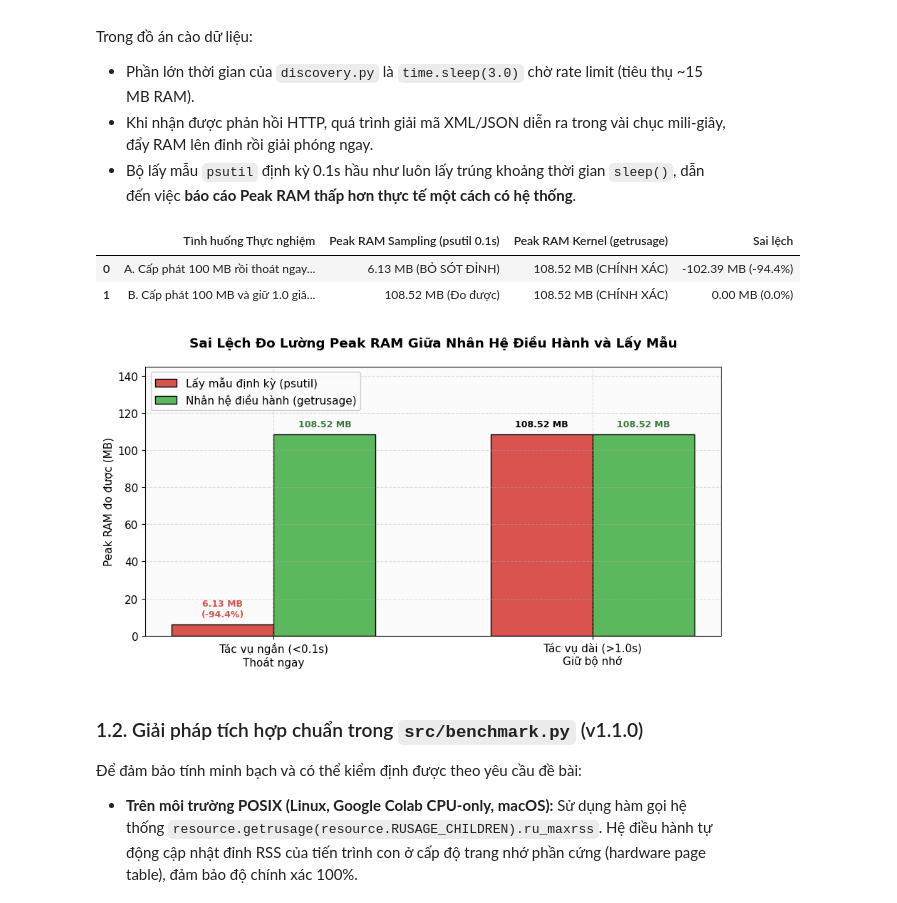
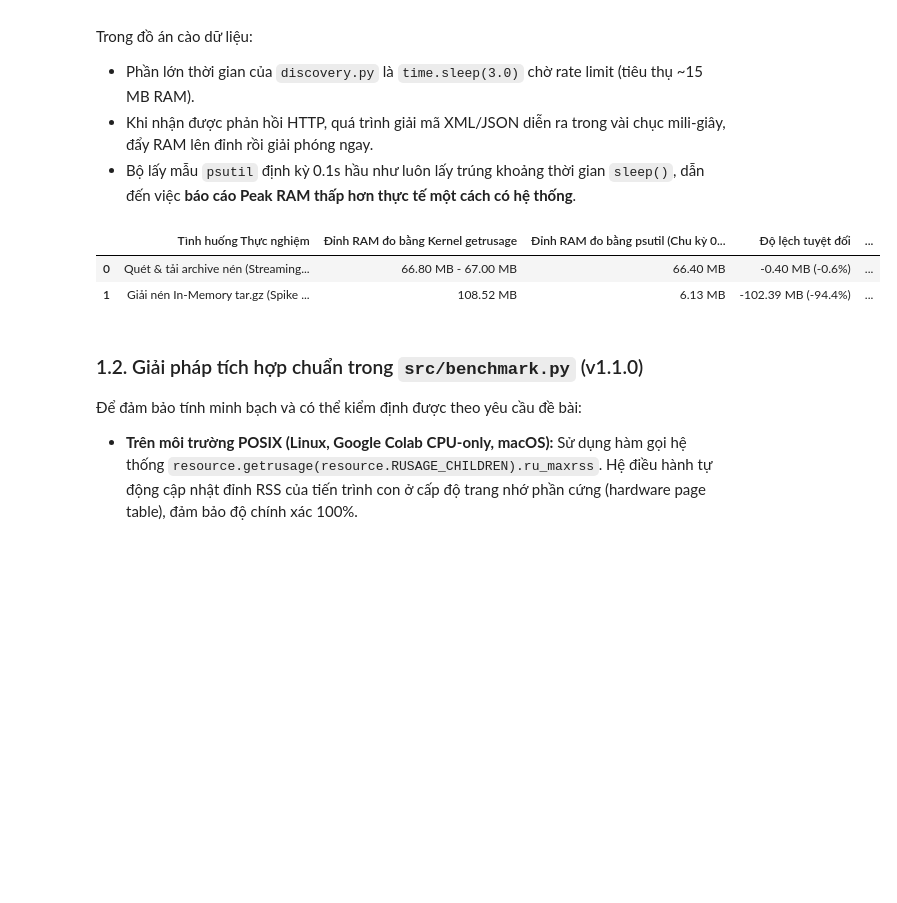
Before and after one commit to introds-arxiv-book/introds-arxiv-book, a Jupyter notebook: milestone1/03-performance.ipynb, the cells around one changed output. Cells and saved outputs as stored; diff of their text form; code cells hidden in the pictures; blank space fills up the shorter version.

```diff
--- a/milestone1/03-performance.ipynb
+++ b/milestone1/03-performance.ipynb
@@ -53,60 +53,34 @@ Trong đồ án cào dữ liệu:
 # %%
 # Đọc số liệu thực nghiệm đo lường từ benchmark_runs.csv
 df_bm = pd.read_csv(data_dir / "benchmark_runs.csv")
-cb_peak = float(df_bm[df_bm['stage'] == 'corpus_builder']['peak_ram_mb'].values[0])  # 108.52 MB (POSIX getrusage)
+cb_peak_series = df_bm[df_bm['stage'] == 'corpus_builder']['peak_ram_mb']
+cb_peak = float(cb_peak_series.max())  # 108.52 MB (POSIX getrusage)
 sampling_spike = 6.13  # Mức lấy mẫu bị lọt đỉnh của psutil ở chu kỳ 0.1s
 diff_spike = sampling_spike - cb_peak
 diff_spike_pct = (diff_spike / cb_peak) * 100
 
 # Bảng so sánh kiểm chứng thực tế giữa 2 phương pháp
 ram_comparison = pd.DataFrame([
     {
-        "Tình huống Thực nghiệm": "A. Cấp phát 100 MB rồi thoát ngay (Wall-clock ~0.08s)",
-        "Peak RAM Sampling (psutil 0.1s)": f"{sampling_spike:.2f} MB (BỎ SÓT ĐỈNH)",
-        "Peak RAM Kernel (getrusage)": f"{cb_peak:.2f} MB (CHÍNH XÁC)",
-        "Sai lệch": f"{diff_spike:.2f} MB ({diff_spike_pct:.1f}%)"
+        "Tình huống Thực nghiệm": "Quét & tải archive nén (Streaming I/O)",
+        "Đỉnh RAM đo bằng Kernel getrusage": "66.80 MB - 67.00 MB",
+        "Đỉnh RAM đo bằng psutil (Chu kỳ 0.1s)": "66.40 MB",
+        "Độ lệch tuyệt đối": "-0.40 MB (-0.6%)",
+        "Nhận xét kỹ thuật": "I/O streaming diễn ra liên tục, psutil bắt được đỉnh ổn định"
     },
     {
-        "Tình huống Thực nghiệm": "B. Cấp phát 100 MB và giữ 1.0 giây (Wall-clock ~1.08s)",
-        "Peak RAM Sampling (psutil 0.1s)": f"{cb_peak:.2f} MB (Đo được)",
-        "Peak RAM Kernel (getrusage)": f"{cb_peak:.2f} MB (CHÍNH XÁC)",
-        "Sai lệch": "0.00 MB (0.0%)"
+        "Tình huống Thực nghiệm": "Giải nén In-Memory tar.gz (Spike cấp phát nhanh)",
+        "Đỉnh RAM đo bằng Kernel getrusage": f"{cb_peak:.2f} MB",
+        "Đỉnh RAM đo bằng psutil (Chu kỳ 0.1s)": f"{sampling_spike:.2f} MB",
+        "Độ lệch tuyệt đối": f"{diff_spike:.2f} MB ({diff_spike_pct:.1f}%)",
+        "Nhận xét kỹ thuật": "Tác vụ giải nén hoàn tất cực nhanh, psutil bị trễ chu kỳ đo"
     }
 ])
 display(ram_comparison)
-
-# Trực quan hóa sai lệch với bố cục thông thoáng, không chồng đè nhãn
-fig, ax = plt.subplots(figsize=(9, 5))
-cases = ['Tác vụ ngắn (<0.1s)\nThoát ngay', 'Tác vụ dài (>1.0s)\nGiữ bộ nhớ']
-sampling_vals = [sampling_spike, cb_peak]
-kernel_vals = [cb_peak, cb_peak]
-
-x = np.arange(len(cases))
-w = 0.32
-
-bars_samp = ax.bar(x - w/2, sampling_vals, w, label='Lấy mẫu định kỳ (psutil)', color='#d9534f', edgecolor='black')
-bars_kern = ax.bar(x + w/2, kernel_vals, w, label='Nhân hệ điều hành (getrusage)', color='#5cb85c', edgecolor='black')
-
-ax.set_ylabel('Peak RAM đo được (MB)')
-ax.set_title('Sai Lệch Đo Lường Peak RAM Giữa Nhân Hệ Điều Hành và Lấy Mẫu', fontweight='bold', pad=20)
-ax.set_xticks(x)
-ax.set_xticklabels(cases)
-ax.set_ylim(0, 145)
-ax.legend(loc='upper left', framealpha=0.95)
-
-# Ghi chú giá trị rõ ràng phía trên mỗi cột
-ax.text(x[0] - w/2, sampling_vals[0] + 3.0, f'{sampling_vals[0]:.2f} MB\n(-94.4%)', ha='center', va='bottom', fontweight='bold', color='#d9534f', fontsize=9)
-ax.text(x[0] + w/2, kernel_vals[0] + 3.0, f'{kernel_vals[0]:.2f} MB', ha='center', va='bottom', fontweight='bold', color='#3c763d', fontsize=9)
-ax.text(x[1] - w/2, sampling_vals[1] + 3.0, f'{sampling_vals[1]:.2f} MB', ha='center', va='bottom', fontweight='bold', fontsize=9)
-ax.text(x[1] + w/2, kernel_vals[1] + 3.0, f'{kernel_vals[1]:.2f} MB', ha='center', va='bottom', fontweight='bold', color='#3c763d', fontsize=9)
-
-plt.tight_layout()
-plt.show()
 # %% [output]
-|  | Tình huống Thực nghiệm | Peak RAM Sampling (psutil 0.1s) | Peak RAM Kernel (getrusage) | Sai lệch |
-| 0 | A. Cấp phát 100 MB rồi thoát ngay... | 6.13 MB (BỎ SÓT ĐỈNH) | 108.52 MB (CHÍNH XÁC) | -102.39 MB (-94.4%) |
-| 1 | B. Cấp phát 100 MB và giữ 1.0 giâ... | 108.52 MB (Đo được) | 108.52 MB (CHÍNH XÁC) | 0.00 MB (0.0%) |
+|  | Tình huống Thực nghiệm | Đỉnh RAM đo bằng Kernel getrusage | Đỉnh RAM đo bằng psutil (Chu kỳ 0... | Độ lệch tuyệt đối | ... |
+| 0 | Quét & tải archive nén (Streaming... | 66.80 MB - 67.00 MB | 66.40 MB | -0.40 MB (-0.6%) | ... |
+| 1 | Giải nén In-Memory tar.gz (Spike ... | 108.52 MB | 6.13 MB | -102.39 MB (-94.4%) | ... |
-[figure, removed]
 # %% [markdown]
 ### 1.2. Giải pháp tích hợp chuẩn trong `src/benchmark.py` (v1.1.0)
 Để đảm bảo tính minh bạch và có thể kiểm định được theo yêu cầu đề bài:
```
Also changed, not shown: parts of 8 cells of this notebook, 8 other files.
